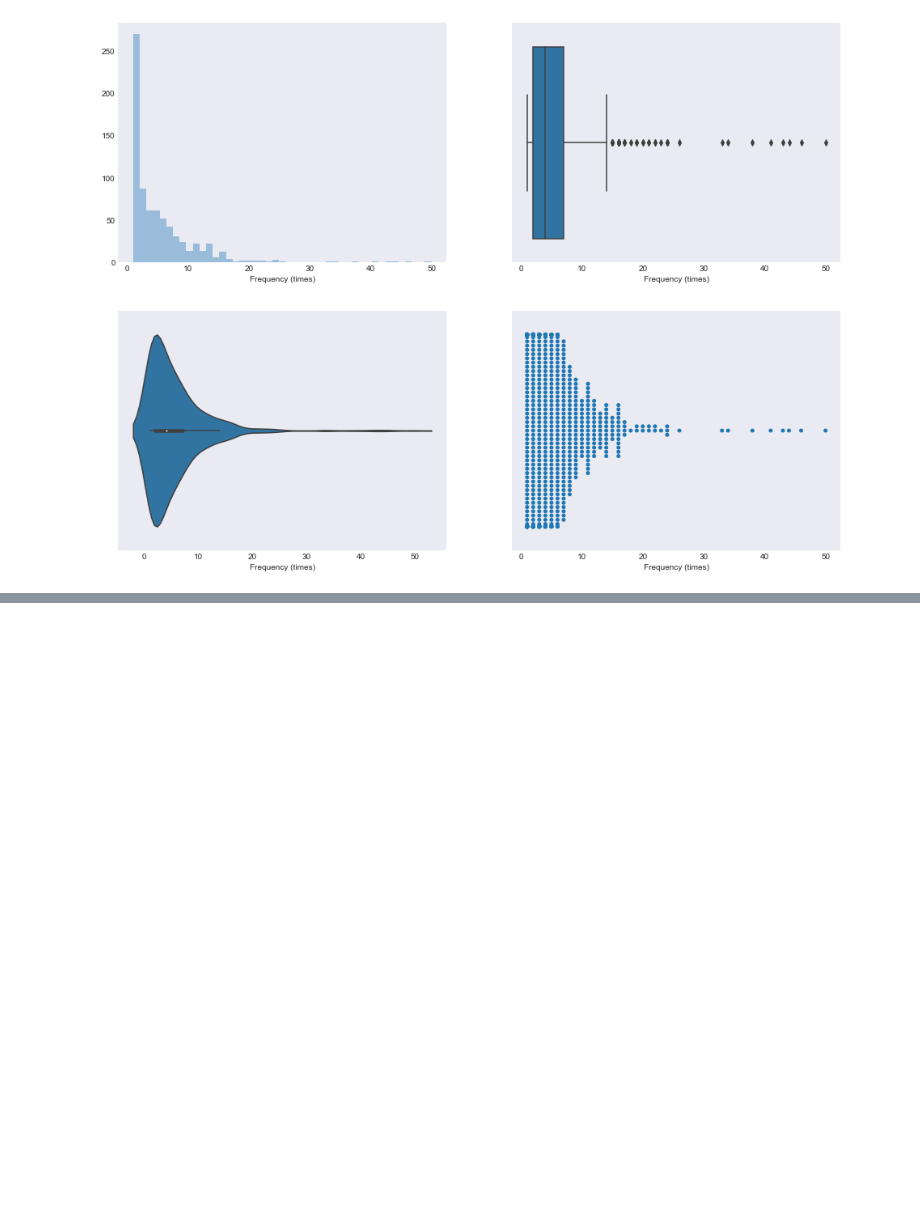
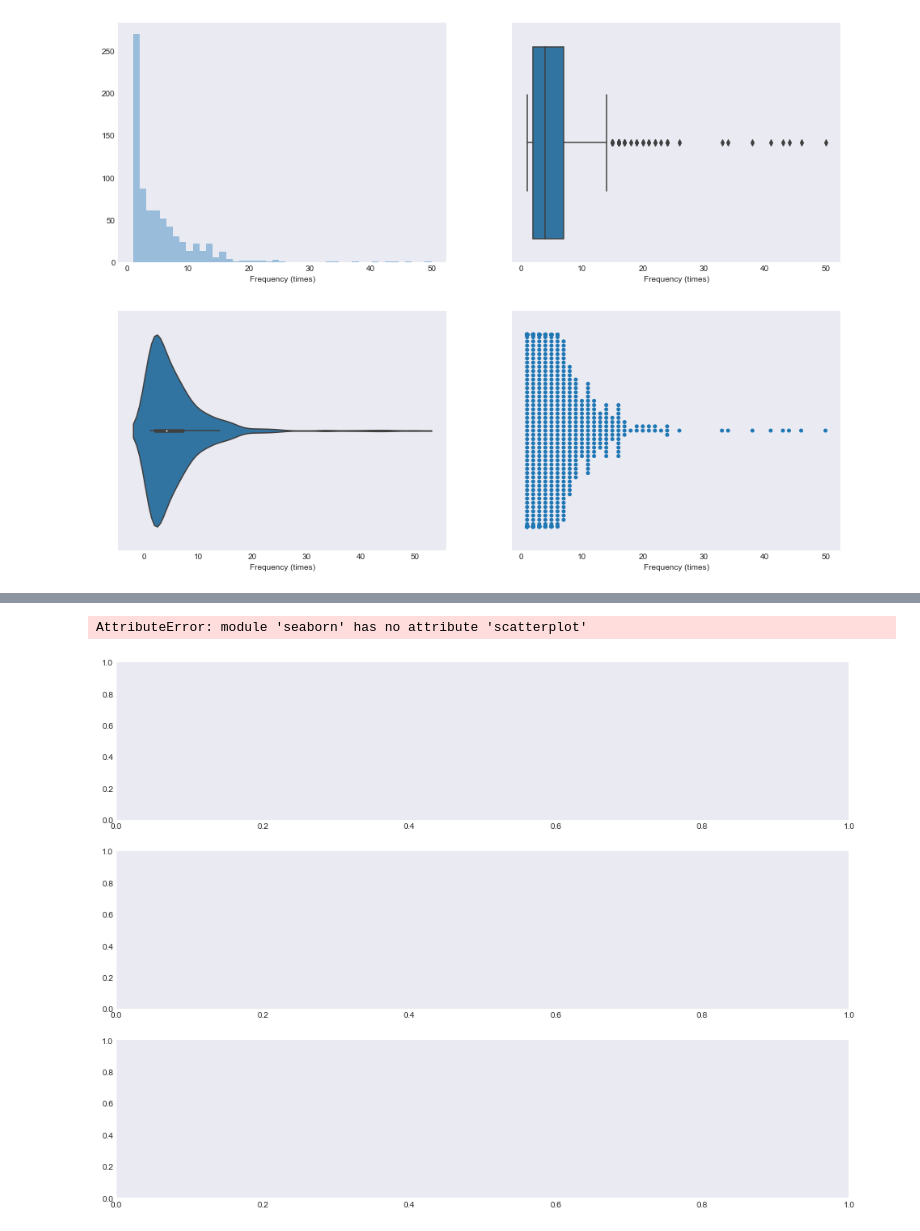
Before and after one commit to SeaPeaMurray/thinkful-apprenticeship, a Jupyter notebook: DS_bootcamp/Int_vis/Drill - Present Data.ipynb, the cells around one changed output, grey strips where cells are left out. Cells and saved outputs as stored; diff of their text form; code cells hidden in the pictures; blank space fills up the shorter version.

```diff
--- a/DS_bootcamp/Int_vis/Drill - Present Data.ipynb
+++ b/DS_bootcamp/Int_vis/Drill - Present Data.ipynb
@@ -49,6 +49,3 @@ sns.swarmplot(blood['Frequency (times)'], ax=ax4)
 plt.show()
 # %% [output]
 [figure]
-# %%
-fig, ax = plt.subplots(1, 1, figsize=(16,12))
-fig = sns.boxplot(blood['Frequency (times)'])
@@ -56,0 +72,7 @@ fig = sns.boxplot(blood['Frequency (times)'])
+# %%
+fig, ((ax1, ax2, ax3)) = plt.subplots(3, 1, figsize=(16,12))
+sns.scatterplot()
+# ax3 = plt.subplot2grid((2, 2), (1, 0), colspan=2)
+# %% [output]
+AttributeError: module 'seaborn' has no attribute 'scatterplot'
+[figure, added]
```
Also changed, not shown: parts of 2 cells of this notebook, 1 other file.
